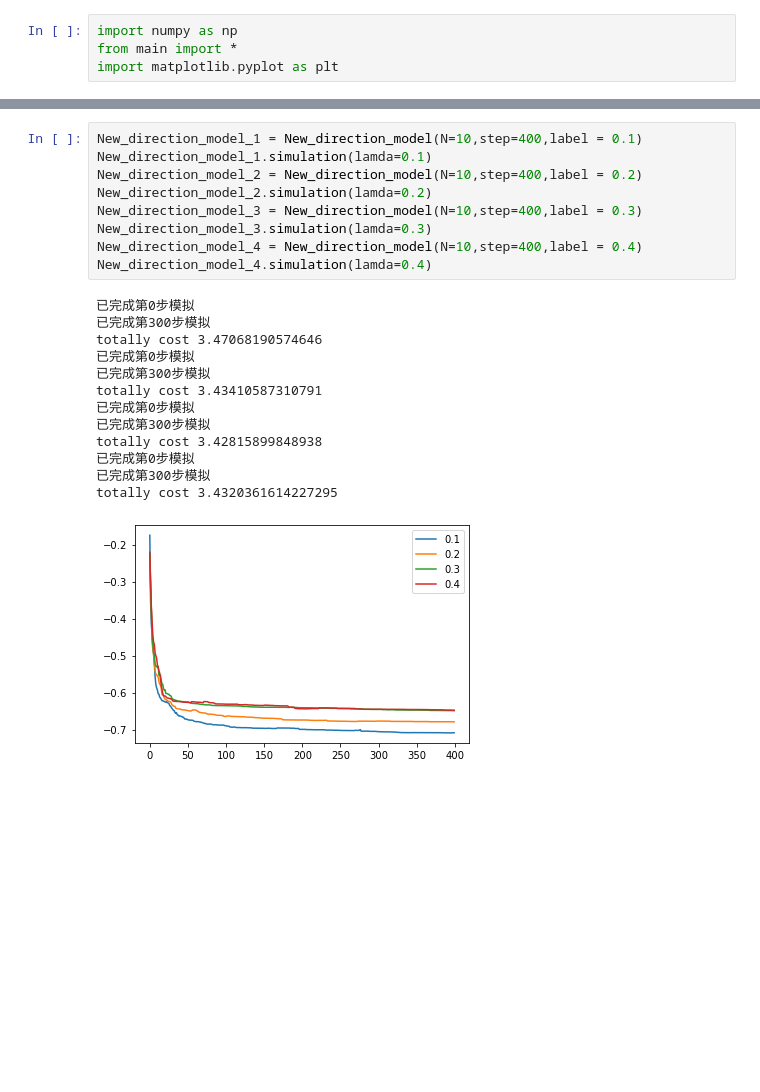
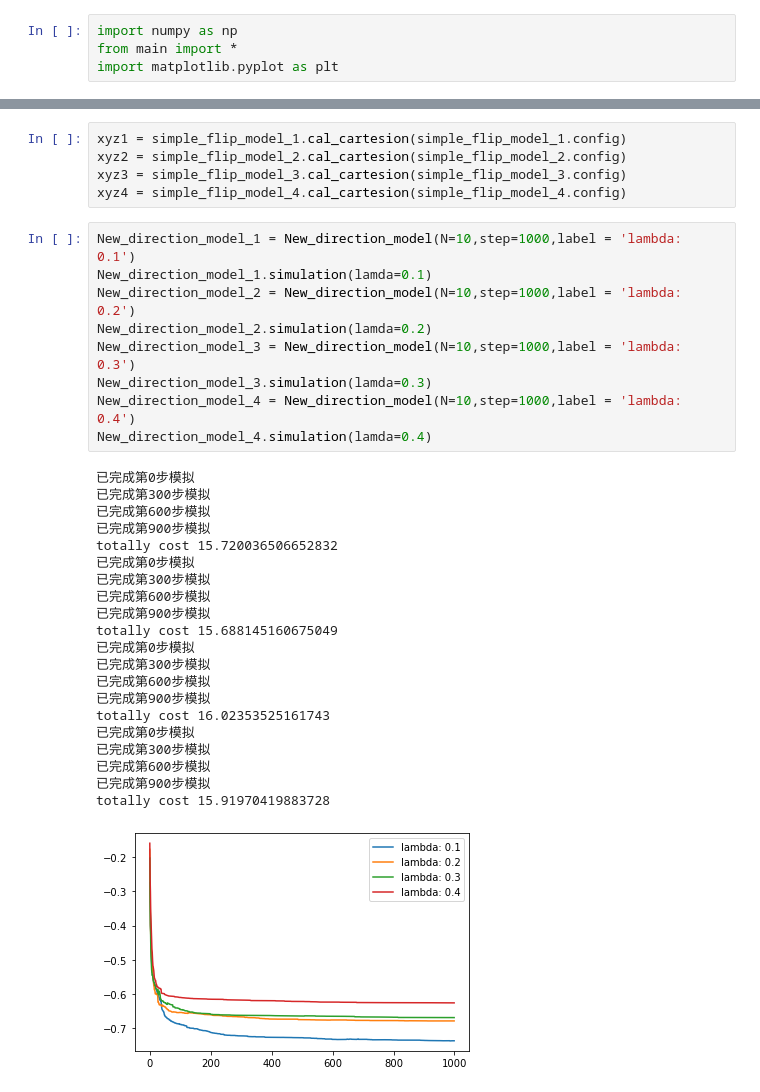
Before and after one commit to Yibo-Zhang/ising_model, a Jupyter notebook: python/heisenberg/Untitled.ipynb, the cells around one changed output, grey strips where cells are left out. Saved outputs shown, nothing was run; the diff lists cells and outputs as text; blank space fills up the shorter version.

```diff
--- a/python/heisenberg/Untitled.ipynb
+++ b/python/heisenberg/Untitled.ipynb
@@ -67,23 +64,36 @@ totally cost 0.7071380615234375
+# %%
+xyz1 = simple_flip_model_1.cal_cartesion(simple_flip_model_1.config)
+xyz2 = simple_flip_model_2.cal_cartesion(simple_flip_model_2.config)
+xyz3 = simple_flip_model_3.cal_cartesion(simple_flip_model_3.config)
+xyz4 = simple_flip_model_4.cal_cartesion(simple_flip_model_4.config)
 # %%
-New_direction_model_1 = New_direction_model(N=10,step=400,label = 0.1)
+New_direction_model_1 = New_direction_model(N=10,step=1000,label = 'lambda: 0.1')
 New_direction_model_1.simulation(lamda=0.1)
-New_direction_model_2 = New_direction_model(N=10,step=400,label = 0.2)
+New_direction_model_2 = New_direction_model(N=10,step=1000,label = 'lambda: 0.2')
 New_direction_model_2.simulation(lamda=0.2)
-New_direction_model_3 = New_direction_model(N=10,step=400,label = 0.3)
+New_direction_model_3 = New_direction_model(N=10,step=1000,label = 'lambda: 0.3')
 New_direction_model_3.simulation(lamda=0.3)
-New_direction_model_4 = New_direction_model(N=10,step=400,label = 0.4)
+New_direction_model_4 = New_direction_model(N=10,step=1000,label = 'lambda: 0.4')
 New_direction_model_4.simulation(lamda=0.4)
 # %% [output]
 已完成第0步模拟
 已完成第300步模拟
-totally cost 3.47068190574646
+已完成第600步模拟
+已完成第900步模拟
+totally cost 15.720036506652832
 已完成第0步模拟
 已完成第300步模拟
-totally cost 3.43410587310791
+已完成第600步模拟
+已完成第900步模拟
+totally cost 15.688145160675049
 已完成第0步模拟
 已完成第300步模拟
-totally cost 3.42815899848938
+已完成第600步模拟
+已完成第900步模拟
+totally cost 16.02353525161743
 已完成第0步模拟
 已完成第300步模拟
-totally cost 3.4320361614227295
+已完成第600步模拟
+已完成第900步模拟
+totally cost 15.91970419883728
-[figure, old version]
+[figure, new version]
```
Also changed, not shown: parts of 3 cells of this notebook, 1 other file.
